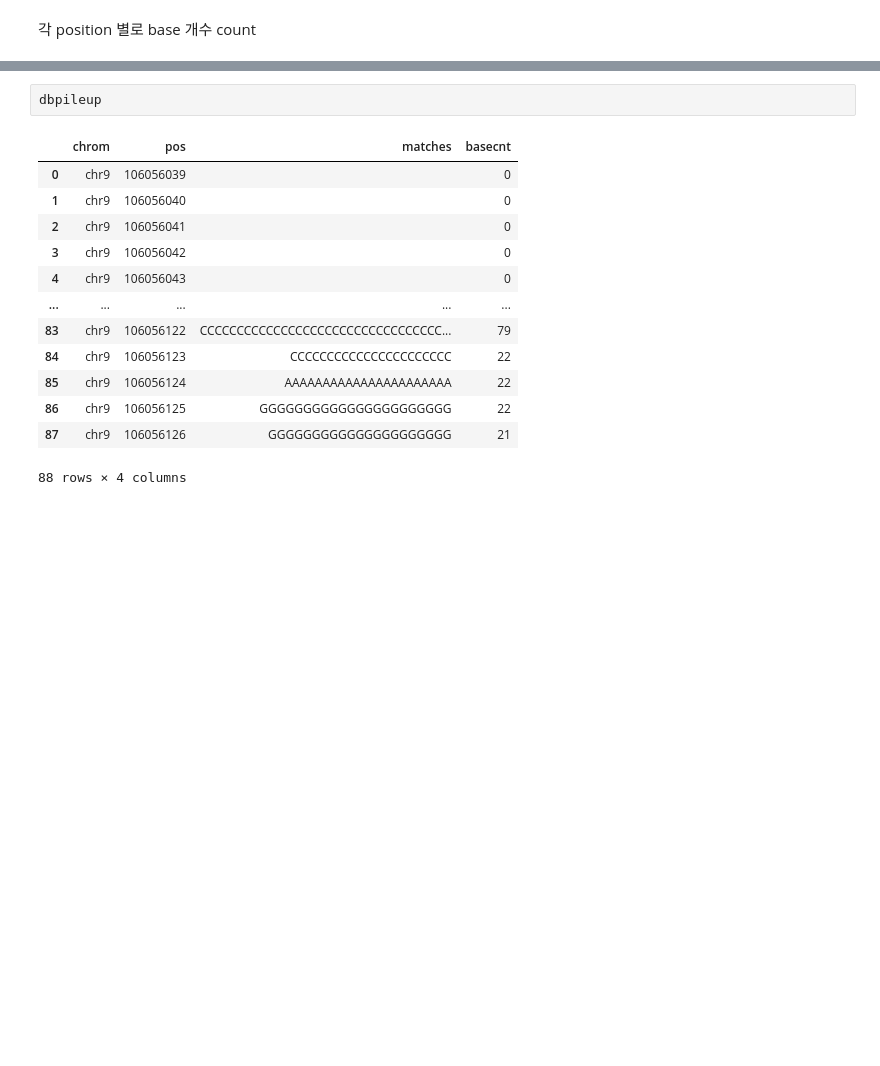
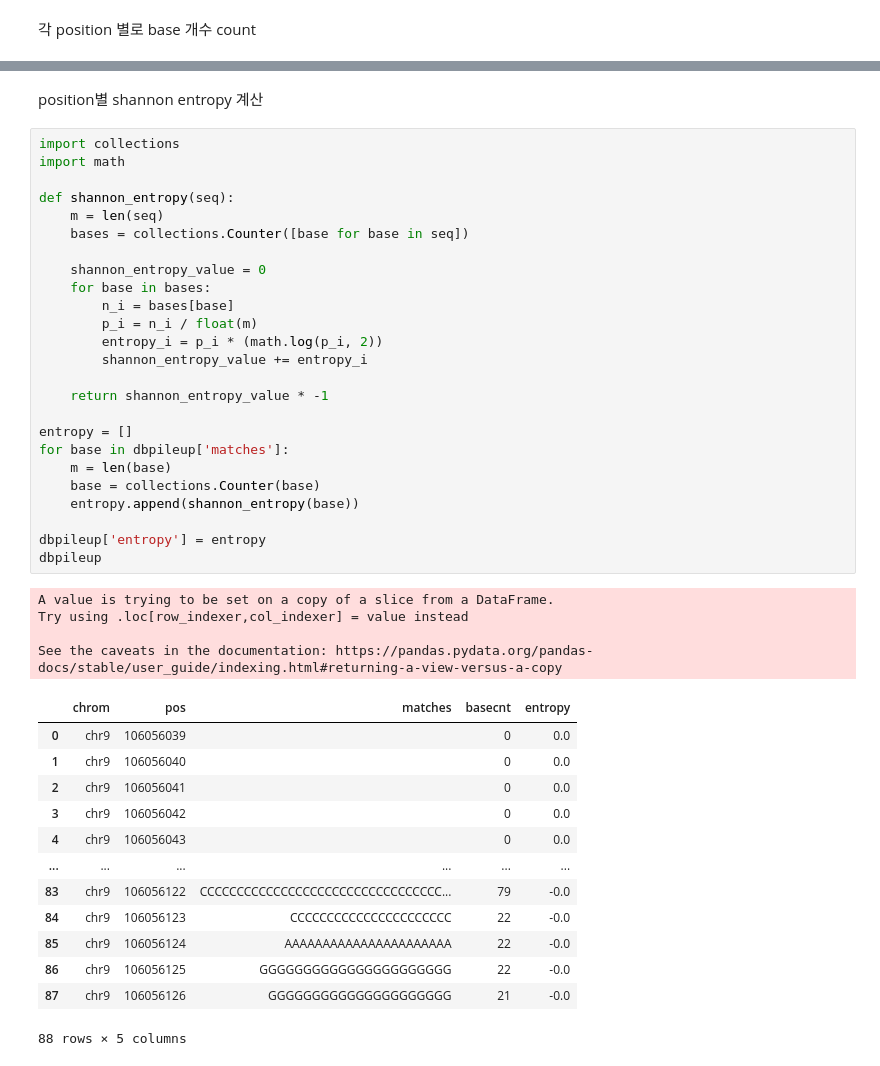
Before and after one commit to JS19563255/2022bioinfo1_project, a Jupyter notebook: week_3.ipynb, the cells around one changed output, grey strips where cells are left out. Drawn from its saved outputs; the diff is of its cells as text; blank space fills up the shorter version.

```diff
--- a/week_3.ipynb
+++ b/week_3.ipynb
@@ -113,16 +127,45 @@ See the caveats in the documentation: https://pandas.pydata.org/pandas-docs/stab
-# %%
-dbpileup
-# %% [output]
-|  | chrom | pos | matches | basecnt |
-| 0 | chr9 | 106056039 |  | 0 |
-| 1 | chr9 | 106056040 |  | 0 |
-| 2 | chr9 | 106056041 |  | 0 |
-| 3 | chr9 | 106056042 |  | 0 |
-| 4 | chr9 | 106056043 |  | 0 |
-| ... | ... | ... | ... | ... |
-| 83 | chr9 | 106056122 | CCCCCCCCCCCCCCCCCCCCCCCCCCCCCCCCC... | 79 |
-| 84 | chr9 | 106056123 | CCCCCCCCCCCCCCCCCCCCCC | 22 |
-| 85 | chr9 | 106056124 | AAAAAAAAAAAAAAAAAAAAAA | 22 |
-| 86 | chr9 | 106056125 | GGGGGGGGGGGGGGGGGGGGGG | 22 |
-| 87 | chr9 | 106056126 | GGGGGGGGGGGGGGGGGGGGG | 21 |
-88 rows × 4 columns
+# %% [markdown]
+position별 shannon entropy 계산
+# %%
+import collections
+import math
+
+def shannon_entropy(seq):
+    m = len(seq)
+    bases = collections.Counter([base for base in seq])
+
+    shannon_entropy_value = 0
+    for base in bases:
+        n_i = bases[base]
+        p_i = n_i / float(m)
+        entropy_i = p_i * (math.log(p_i, 2))
+        shannon_entropy_value += entropy_i
+
+    return shannon_entropy_value * -1
+
+entropy = []
+for base in dbpileup['matches']:
+    m = len(base)
+    base = collections.Counter(base)
+    entropy.append(shannon_entropy(base))
+
+dbpileup['entropy'] = entropy
+dbpileup
+# %% [output]
+A value is trying to be set on a copy of a slice from a DataFrame.
+Try using .loc[row_indexer,col_indexer] = value instead
+
+See the caveats in the documentation: https://pandas.pydata.org/pandas-docs/stable/user_guide/indexing.html#returning-a-view-versus-a-copy
+|  | chrom | pos | matches | basecnt | entropy |
+| 0 | chr9 | 106056039 |  | 0 | 0.0 |
+| 1 | chr9 | 106056040 |  | 0 | 0.0 |
+| 2 | chr9 | 106056041 |  | 0 | 0.0 |
+| 3 | chr9 | 106056042 |  | 0 | 0.0 |
+| 4 | chr9 | 106056043 |  | 0 | 0.0 |
+| ... | ... | ... | ... | ... | ... |
+| 83 | chr9 | 106056122 | CCCCCCCCCCCCCCCCCCCCCCCCCCCCCCCCC... | 79 | -0.0 |
+| 84 | chr9 | 106056123 | CCCCCCCCCCCCCCCCCCCCCC | 22 | -0.0 |
+| 85 | chr9 | 106056124 | AAAAAAAAAAAAAAAAAAAAAA | 22 | -0.0 |
+| 86 | chr9 | 106056125 | GGGGGGGGGGGGGGGGGGGGGG | 22 | -0.0 |
+| 87 | chr9 | 106056126 | GGGGGGGGGGGGGGGGGGGGG | 21 | -0.0 |
+88 rows × 5 columns
```
Also changed, not shown: parts of 1 cell of this notebook.
